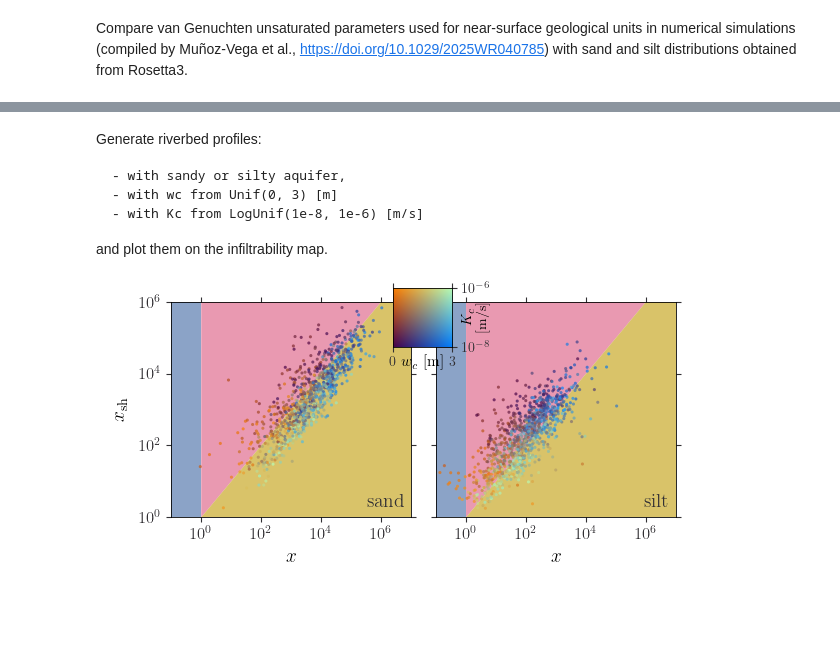
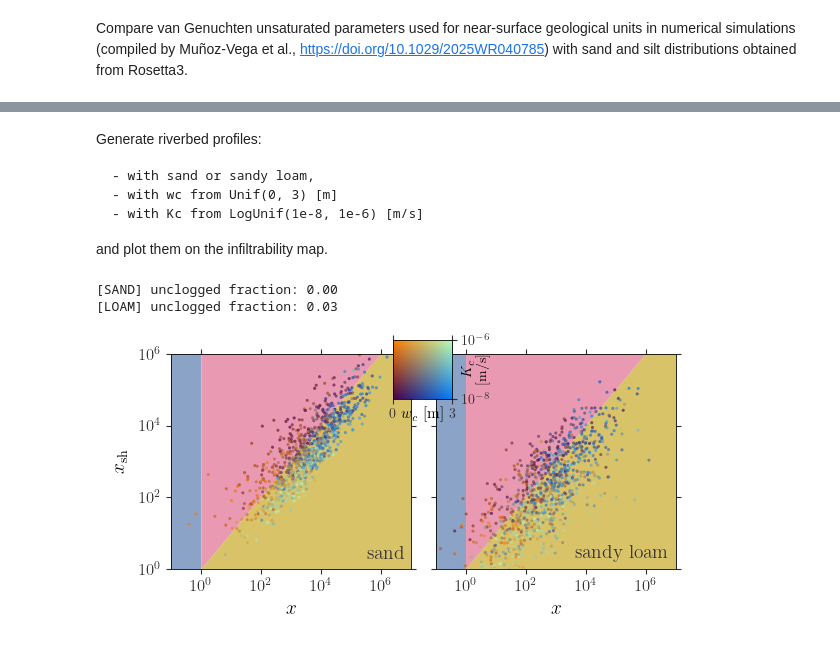
Before and after one commit to jpaccolat/seepage, a Jupyter notebook: exp0.ipynb, the cells around one changed output, grey strips where cells are left out. Saved outputs shown, nothing was run; the diff lists cells and outputs as text; code cells hidden in the pictures; blank space fills up the shorter version.

```diff
--- a/exp0.ipynb
+++ b/exp0.ipynb
@@ -86,7 +143,7 @@ plt.savefig(output_path / 'vG_parameter_dist.pdf')
 # %% [markdown]
 Generate riverbed profiles:
 
-    - with sandy or silty aquifer,
+    - with sand or sandy loam,
     - with wc from Unif(0, 3) [m]
     - with Kc from LogUnif(1e-8, 1e-6) [m/s]
 
@@ -96,8 +153,8 @@ fig, axs = plt.subplots(1, 2, figsize=(6, 3))
 
 # generate riverbed profiles
 N = 1000
-sand = rosetta.get_sand(N)
-silt = rosetta.get_silt(N)
+sand = rose.sample_soils('SAND', N)
+loam = rose.sample_soils('SAND_LOAM', N)
 
 cl_cond = 10**np.random.uniform(low=-8, high=-6, size=N)
 cl_th = np.random.uniform(low=0, high=3, size=N)
@@ -111,11 +168,14 @@ rgb, stamp = colorstamps.apply_stamp(norm1(cl_cond), norm2(cl_th), 'teuling1f')
 _, _, _, x, x_sh = utils.get_Dless_parameters(cl_cond, cl_th, sand['K'],
                                                 sand['hg'], sand['n'], 'vGM')
 axs[0].scatter(x, x_sh, c=rgb, marker='o', s=5, ec='None', alpha=0.7, zorder=1)
+print(f'[SAND] unclogged fraction: {(x_sh <= 1).mean():.2f}')
 
-# scatter plot for silty aquifer
-_, _, _, x, x_sh = utils.get_Dless_parameters(cl_cond, cl_th, silt['K'],
-                                                silt['hg'], silt['n'], 'vGM')
+# scatter plot for loamy aquifer
+_, _, _, x, x_sh = utils.get_Dless_parameters(cl_cond, cl_th, loam['K'],
+                                                loam['hg'], loam['n'], 'vGM')
 axs[1].scatter(x, x_sh, c=rgb, marker='o', s=5, ec='None', alpha=0.7, zorder=1)
+print(f'[LOAM] unclogged fraction: {(x_sh <= 1).mean():.2f}')
+
 
 # background with the regimes
 for ax in axs:
@@ -130,32 +190,34 @@ for ax in axs:
     ax.spines["top"].set_visible(True)
     ax.spines["right"].set_visible(True)
     ax.tick_params(top=True, right=True)
     ax.set(xscale='log', yscale='log')
     ax.minorticks_off()
     ax.set_xlabel('$x$', labelpad=5)
     ax.set_xlim(xmin=1e-1, xmax=1e7)
     ax.set_ylim(ymin=1e0, ymax=1e6)
     ax.set_yticks([1e0, 1e2, 1e4, 1e6], labels=[])
     ax.set_xticks([1e0, 1e2, 1e4, 1e6])
 
 axs[0].set_ylabel('$x_\\mathrm{sh}$', labelpad=8)
 axs[0].set_yticklabels(['$10^0$', '$10^2$', '$10^4$', '$10^6$'])
 
 col_ax = stamp.overlay_ax(axs[0], lower_left_corner=[0.87, 1.05], width=0.28)
 col_ax.spines["top"].set_visible(True)
 col_ax.spines["right"].set_visible(True)
 col_ax.tick_params(top=True, right=True)
 col_ax.set_xlabel('$w_c$ [m]', labelpad=-10, fontsize=11)
 col_ax.set_xticks([0, 1], labels=[0, 3], fontsize=10)
 col_ax.set_ylabel('$K_c$\n[m/s]', labelpad=-20, fontsize=10, multialignment='center')
 col_ax.set_yticks([0, 1], labels=['$10^{-8}$', '$10^{-6}$'], fontsize=10)
 col_ax.yaxis.set_label_position("right")
 col_ax.yaxis.tick_right()
 
 axs[0].text(6e6, 2e0, 'sand', horizontalalignment='right', fontsize=14)
-axs[1].text(6e6, 2e0, 'silt', horizontalalignment='right', fontsize=14)
+axs[1].text(6e6, 2e0, 'sandy loam', horizontalalignment='right', fontsize=14)
 
 plt.tight_layout()
 plt.savefig(output_path / 'riverbed_profiles.pdf')
 # %% [output]
+[SAND] unclogged fraction: 0.00
+[LOAM] unclogged fraction: 0.03
-[figure, old version]
+[figure, new version]
```
Also changed, not shown: parts of 4 cells of this notebook, 2 other files.
